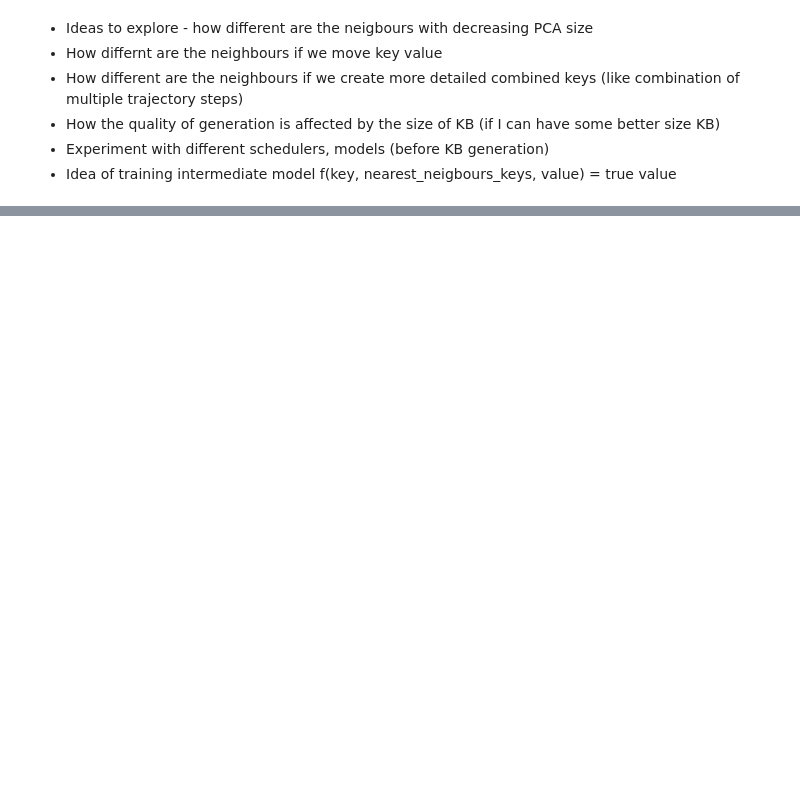
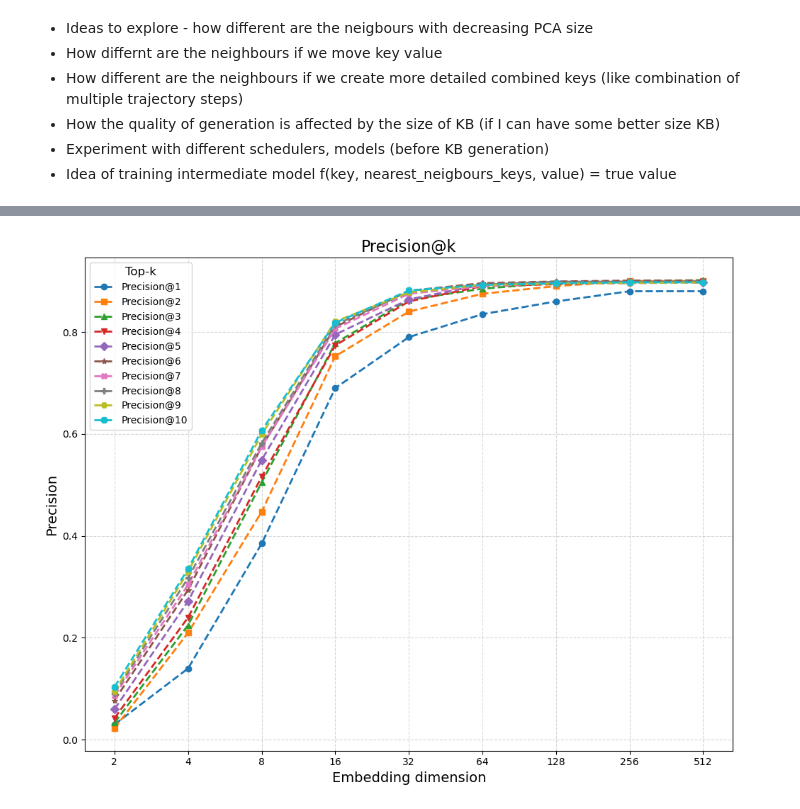
Before and after one commit to ontenkutsenko/Diffusion, a Jupyter notebook: src/notebooks/whole pipeline.ipynb, the cells around one changed output, grey strips where cells are left out. Drawn from its saved outputs; the diff is of its cells as text; code cells hidden in the pictures; blank space fills up the shorter version.

```diff
--- a/src/notebooks/whole pipeline.ipynb
+++ b/src/notebooks/whole pipeline.ipynb
@@ -95,0 +124,14 @@ create_kb(
+# %%
+key_margin_steps=0
+value_margin_steps=20
+
+trajectory_path="../data/generated_data/trajectories.h5"
+kb_path="../data/knowledge_base/knowledge_base.h5"
+faiss_index_path="../data/knowledge_base/faiss_index.bin"
+
+prompts_from_path="../data/generated_data/prompts.jsonl"
+prompts_to_path="../data/knowledge_base/prompts.json"
+
+key_compression = "pca"
+compression_path="../data/knowledge_base/compression.pkl"
+embedding_dim=1
@@ -95,0 +199,53 @@ create_kb(
+# %%
+dim_neighbours.append(reference_neighbours_list)
+# %%
+import matplotlib.pyplot as plt
+import numpy as np
+import pandas as pd
+
+# Create structures
+plt.figure(figsize=(10, 8))
+markers = ['o', 's', '^', 'v', 'D', '*', 'X', 'P', 'H', '8']
+
+precision_table = {}  # Dictionary to build the table
+
+for k in range(1, 11):
+    precision_at_k = np.zeros(len(dim_neighbours)-1)
+    for i in range(len(query_set)):
+        neighbours_comparison = [dim[i] for dim in dim_neighbours]
+        for j in range(len(neighbours_comparison)-1):
+            precision_at_k[j] += len(set(neighbours_comparison[j][:k]) & set(neighbours_comparison[-1][:k])) / k
+
+    precision_values = precision_at_k / len(query_set)
+
+    # Store in dictionary for table
+    precision_table[f"Precision@{k}"] = precision_values
+
+    # Plot
+    plt.plot(
+        [str(i) for i in embedding_dims],
+        precision_values,
+        marker=markers[k-1],
+        linestyle='--',
+        linewidth=2,
+        label=f"Precision@{k}"
+    )
+
+# Plot settings
+plt.title("Precision@k", fontsize=16)
+plt.xlabel("Embedding dimension", fontsize=14)
+plt.ylabel("Precision", fontsize=14)
+plt.grid(True, linestyle='--', alpha=0.5)
+plt.legend(title="Top-k", fontsize=10, title_fontsize=12)
+plt.tight_layout()
+plt.show()
+
+# ----- Table Part -----
+# Build DataFrame
+precision_df = pd.DataFrame(precision_table, index=[str(i) for i in embedding_dims])
+
+# Print nicely
+print("\nPrecision Table:")
+print(precision_df.round(4))  # rounding for clean display
+# %% [output]
+[figure, added]
```
Also changed, not shown: parts of 17 cells of this notebook.
